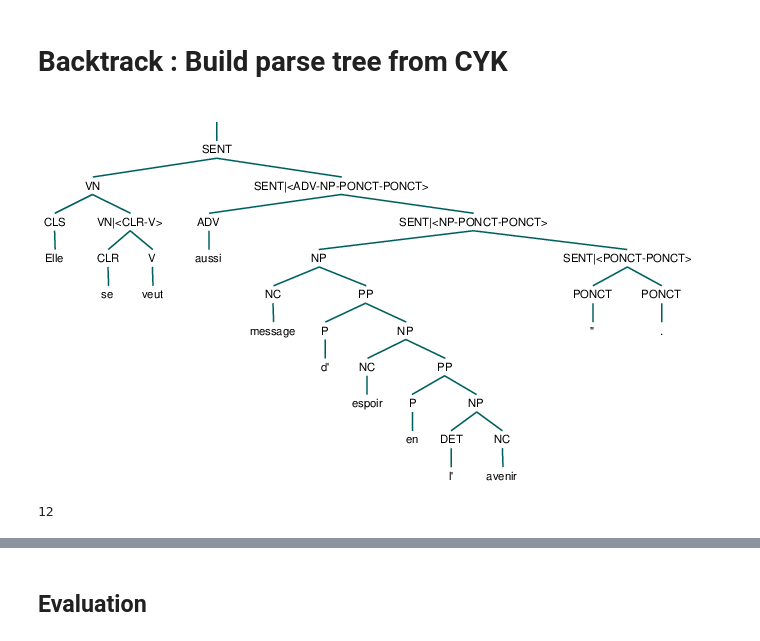
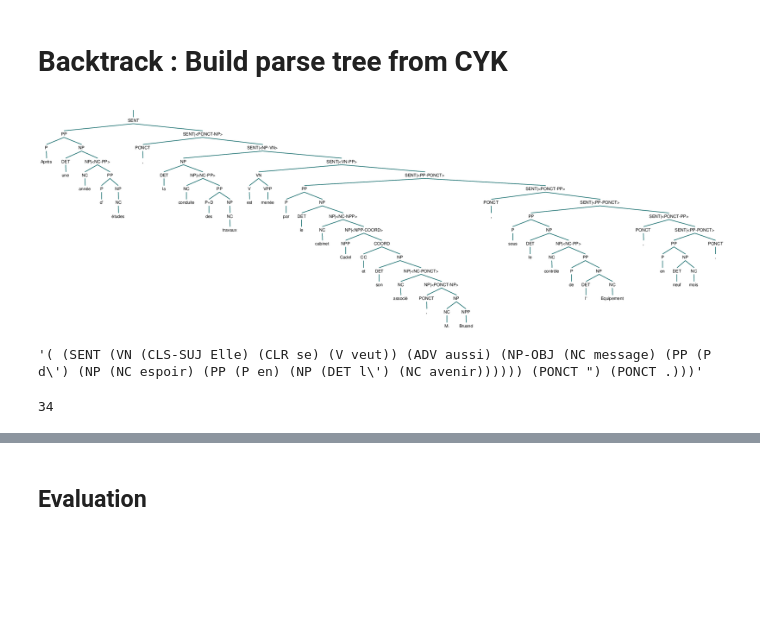
Before and after one commit to Chaoukia/Constituency-Parser-French, a Jupyter notebook: parser.ipynb, the cells around one changed output, grey strips where cells are left out. Drawn from its saved outputs; the diff is of its cells as text; code cells hidden in the pictures; blank space fills up the shorter version.

```diff
--- a/parser.ipynb
+++ b/parser.ipynb
@@ -440,13 +444,17 @@ def build_parentheses(back_track):
 
     return string
 # %%
-t = Tree.fromstring(ignore_functional_labels(data[20]))
-t.chomsky_normal_form()
+t = Tree.fromstring(ignore_functional_labels(data[30]))
+t.chomsky_normal_form(horzMarkov=2)
 t
 # %% [output]
-[figure, old version]
+[figure, new version]
+# %%
+data[20]
+# %% [output]
+'( (SENT (VN (CLS-SUJ Elle) (CLR se) (V veut)) (ADV aussi) (NP-OBJ (NC message) (PP (P d\') (NP (NC espoir) (PP (P en) (NP (DET l\') (NC avenir)))))) (PONCT ") (PONCT .)))'
 # %%
 sentence = t.leaves()
 len(sentence)
 # %% [output]
-12
+34
```
Also changed, not shown: parts of 12 cells of this notebook.
